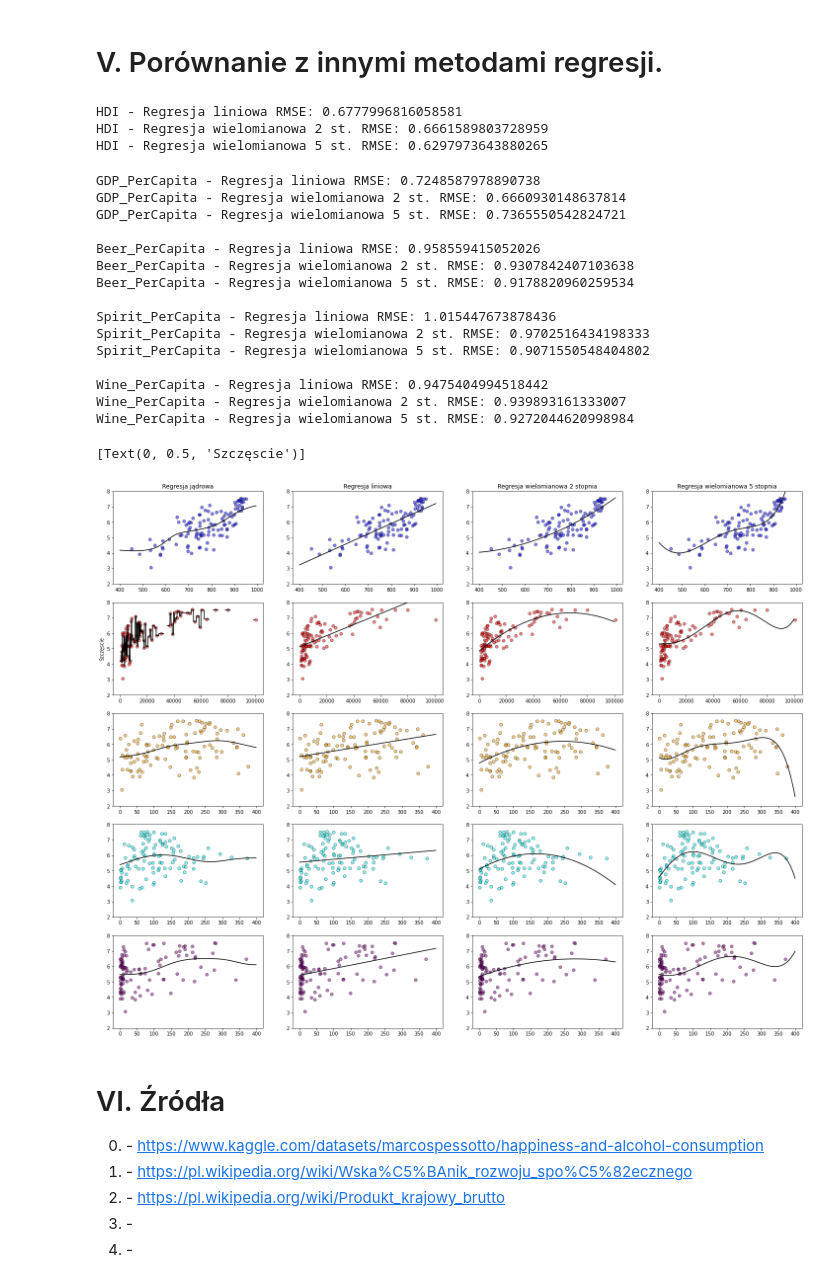
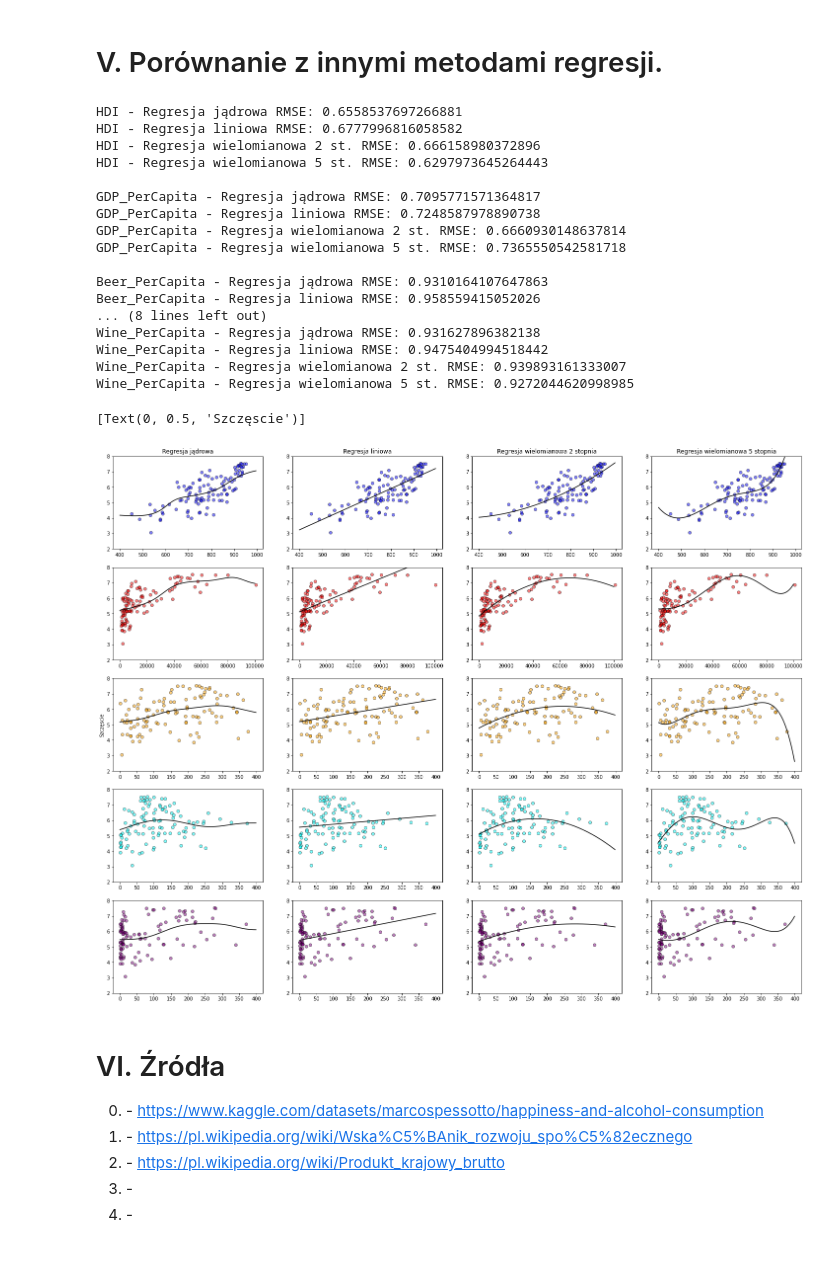
Before and after one commit to ulaniuk/mpsic, a Jupyter notebook: kernel-regression/kernel-regression.ipynb, the cells around one changed output. Drawn from its saved outputs; the diff is of its cells as text; code cells hidden in the pictures.

Commit message:
Interactive graphs, metrics, fixes

```diff
--- a/kernel-regression/kernel-regression.ipynb
+++ b/kernel-regression/kernel-regression.ipynb
@@ -209,8 +127,0 @@ plt.show()
-# %%
-gkr = GKR(x_synth,y_synth,0.1)
-# %%
-x_predict=[]
-y_p = []
-for x in x_real:
-    y_p.append(x)
-    x_predict.append(gkr.predict(x))
@@ -362,15 +390,19 @@ for i, (feature, color, xs) in enumerate(features):
     X = X.reshape(-1, 1)
     X_ = xs
     # Kernel regression
-    poly0 = GKR(X,y,50)
-    poly0_x_predicted =[]
-    poly0_y_predicted =[]
+    kernel_reg = GKR(X,y,50)
+    if feature == 'GDP_PerCapita':
+        kernel_reg = GKR(X,y,10_000)
+    kernel_reg_x_predicted =[]
+    kernel_reg_y_predicted =[]
     for x in X_:
-        poly0_x_predicted.append(x)
-        poly0_y_predicted.append(poly0.predict(x))
+        kernel_reg_x_predicted.append(x)
+        kernel_reg_y_predicted.append(kernel_reg.predict(x))
     axs[i, 0].scatter(data[feature], data['HappinessScore'], color=color, edgecolor='k', alpha=0.5)
-    axs[i, 0].plot(poly0_x_predicted, poly0_y_predicted, color='k')
+    axs[i, 0].plot(kernel_reg_x_predicted, kernel_reg_y_predicted, color='k')
     axs[i, 0].set_ylim([2, 8])
+    poly_reg_y = [kernel_reg.predict(x) for x in X]
+    print(f'{feature} - Regresja jądrowa RMSE:', np.sqrt(metrics.mean_squared_error(y, poly_reg_y)))
 
     # Linear regression
     # X_ = xs
@@ -388,54 +420,53 @@ for i, (feature, color, xs) in enumerate(features):
     # Polynominal regression (2)
     poly2 = PolynomialFeatures(degree=2, include_bias=False)
     poly2_features = poly2.fit_transform(X.reshape(-1, 1))
     poly2_X = poly2.fit_transform(X_.reshape(-1, 1))
     poly2_reg_model = LinearRegression()
     poly2_reg_model.fit(poly2_features, y)
     poly2_y_predicted = poly2_reg_model.predict(poly2_X)
     axs[i, 2].scatter(data[feature], data['HappinessScore'], color=color, edgecolor='k', alpha=0.5)
     axs[i, 2].plot(X_, poly2_y_predicted, color='k')
     axs[i, 2].set_ylim([2, 8])
     print(f'{feature} - Regresja wielomianowa 2 st. RMSE:', np.sqrt(metrics.mean_squared_error(y, poly2_reg_model.predict(poly2.fit_transform(X.reshape(-1, 1))))))
 
     # Polynominal regression (5)
     poly3 = PolynomialFeatures(degree=5, include_bias=False)
     poly3_features = poly3.fit_transform(X.reshape(-1, 1))
     poly3_X = poly3.fit_transform(X_.reshape(-1, 1))
     poly3_reg_model = LinearRegression()
     poly3_reg_model.fit(poly3_features, y)
     poly3_y_predicted = poly3_reg_model.predict(poly3_X)
     axs[i, 3].scatter(data[feature], data['HappinessScore'], color=color, edgecolor='k', alpha=0.5)
     axs[i, 3].plot(X_, poly3_y_predicted, color='k')
     axs[i, 3].set_ylim([2, 8])
     print(f'{feature} - Regresja wielomianowa 5 st. RMSE:', np.sqrt(metrics.mean_squared_error(y, poly3_reg_model.predict(poly3.fit_transform(X.reshape(-1, 1))))))
     print('')
 
 axs.flat[0].set(title="Regresja jądrowa")
 axs.flat[1].set(title="Regresja liniowa")
 axs.flat[2].set(title="Regresja wielomianowa 2 stopnia")
 axs.flat[3].set(title="Regresja wielomianowa 5 stopnia")
-axs.flat[4].set(ylabel="Szczęscie")
+axs.flat[8].set(ylabel="Szczęscie")
 # %% [output]
-HDI - Regresja liniowa RMSE: 0.6777996816058581
-HDI - Regresja wielomianowa 2 st. RMSE: 0.6661589803728959
-HDI - Regresja wielomianowa 5 st. RMSE: 0.6297973643880265
+HDI - Regresja jądrowa RMSE: 0.6558537697266881
+HDI - Regresja liniowa RMSE: 0.6777996816058582
+HDI - Regresja wielomianowa 2 st. RMSE: 0.666158980372896
+HDI - Regresja wielomianowa 5 st. RMSE: 0.6297973645264443
+
+GDP_PerCapita - Regresja jądrowa RMSE: 0.7095771571364817
+GDP_PerCapita - Regresja liniowa RMSE: 0.7248587978890738
+GDP_PerCapita - Regresja wielomianowa 2 st. RMSE: 0.6660930148637814
+GDP_PerCapita - Regresja wielomianowa 5 st. RMSE: 0.7365550542581718
+
+Beer_PerCapita - Regresja jądrowa RMSE: 0.9310164107647863
+Beer_PerCapita - Regresja liniowa RMSE: 0.958559415052026
+... (8 lines left out)
+Wine_PerCapita - Regresja jądrowa RMSE: 0.931627896382138
+Wine_PerCapita - Regresja liniowa RMSE: 0.9475404994518442
+Wine_PerCapita - Regresja wielomianowa 2 st. RMSE: 0.939893161333007
+Wine_PerCapita - Regresja wielomianowa 5 st. RMSE: 0.9272044620998985
-GDP_PerCapita - Regresja liniowa RMSE: 0.7248587978890738
-GDP_PerCapita - Regresja wielomianowa 2 st. RMSE: 0.6660930148637814
-GDP_PerCapita - Regresja wielomianowa 5 st. RMSE: 0.7365550542824721
-
-Beer_PerCapita - Regresja liniowa RMSE: 0.958559415052026
-Beer_PerCapita - Regresja wielomianowa 2 st. RMSE: 0.9307842407103638
-Beer_PerCapita - Regresja wielomianowa 5 st. RMSE: 0.9178820960259534
-
-Spirit_PerCapita - Regresja liniowa RMSE: 1.015447673878436
-Spirit_PerCapita - Regresja wielomianowa 2 st. RMSE: 0.9702516434198333
-Spirit_PerCapita - Regresja wielomianowa 5 st. RMSE: 0.9071550548404802
-
-Wine_PerCapita - Regresja liniowa RMSE: 0.9475404994518442
-Wine_PerCapita - Regresja wielomianowa 2 st. RMSE: 0.939893161333007
-Wine_PerCapita - Regresja wielomianowa 5 st. RMSE: 0.9272044620998984
+[Text(0, 0.5, 'Szczęscie')]
-[Text(0, 0.5, 'Szczęscie')]
-[figure, old version]
+[figure, new version]
 # %% [markdown]
 # VI. Źródła
 0. \- https://www.kaggle.com/datasets/marcospessotto/happiness-and-alcohol-consumption
```
Also changed, not shown: parts of 10 cells of this notebook.
